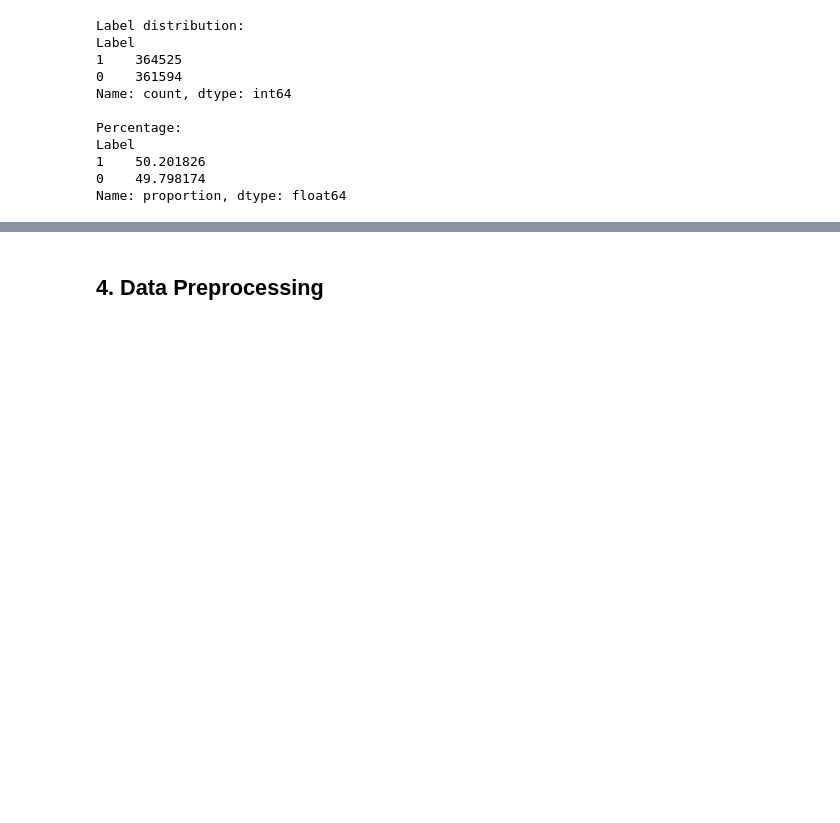
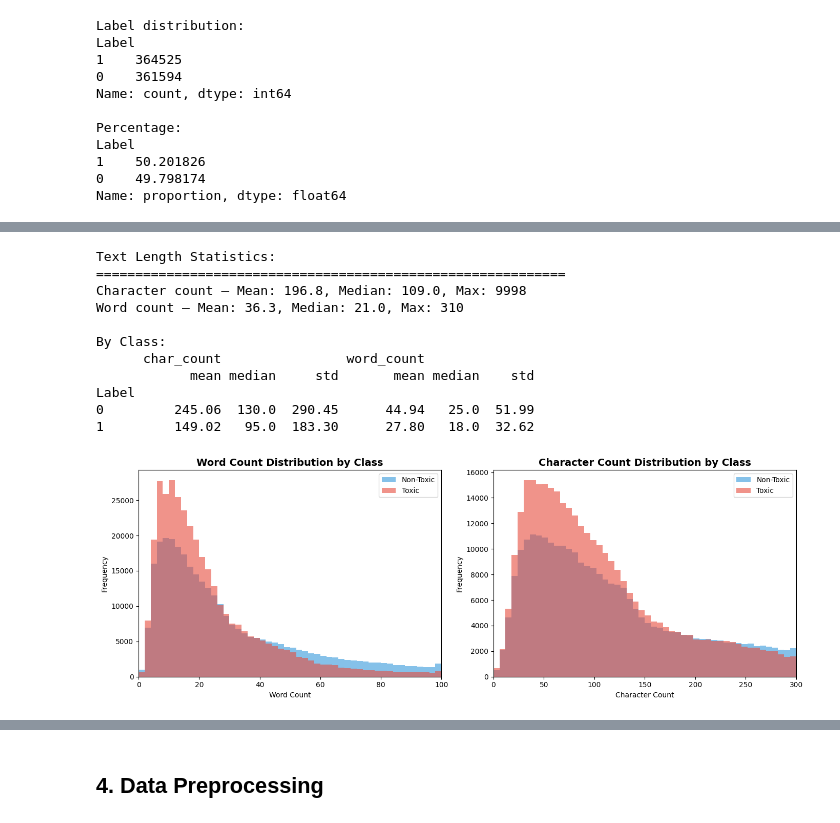
Before and after one commit to unsean/moderation-ensemble, a Jupyter notebook: main.ipynb, the cells around one changed output, grey strips where cells are left out. Drawn from its saved outputs; the diff is of its cells as text; code cells hidden in the pictures; blank space fills up the shorter version.

```diff
--- a/main.ipynb
+++ b/main.ipynb
@@ -105,0 +148,57 @@ Name: proportion, dtype: float64
+# %%
+# Text length statistics
+import matplotlib.pyplot as plt
+
+# Calculate text lengths
+# Use original text lengths before preprocessing for more realistic stats
+df['char_count'] = df['Content'].astype(str).apply(len)
+df['word_count'] = df['Content'].astype(str).apply(lambda x: len(str(x).split()))
+
+# Summary statistics
+print("Text Length Statistics:")
+print("=" * 60)
+print(f"Character count — Mean: {df['char_count'].mean():.1f}, Median: {df['char_count'].median():.1f}, Max: {df['char_count'].max()}")
+print(f"Word count — Mean: {df['word_count'].mean():.1f}, Median: {df['word_count'].median():.1f}, Max: {df['word_count'].max()}")
+
+# By class
+print("\nBy Class:")
+print(df.groupby('Label')[['char_count', 'word_count']].agg(['mean', 'median', 'std']).round(2))
+
+# Visualize distributions
+fig, axes = plt.subplots(1, 2, figsize=(14, 5))
+
+# Word count distribution
+for label, color, name in [(0, '#3498db', 'Non-Toxic'), (1, '#e74c3c', 'Toxic')]:
+    subset = df[df['Label'] == label]['word_count']
+    axes[0].hist(subset, bins=50, alpha=0.6, label=name, color=color, range=(0, 100))
+axes[0].set_title('Word Count Distribution by Class', fontsize=14, fontweight='bold')
+axes[0].set_xlabel('Word Count')
+axes[0].set_ylabel('Frequency')
+axes[0].legend()
+axes[0].set_xlim(0, 100)
+
+# Character count distribution
+for label, color, name in [(0, '#3498db', 'Non-Toxic'), (1, '#e74c3c', 'Toxic')]:
+    subset = df[df['Label'] == label]['char_count']
+    axes[1].hist(subset, bins=50, alpha=0.6, label=name, color=color, range=(0, 300))
+axes[1].set_title('Character Count Distribution by Class', fontsize=14, fontweight='bold')
+axes[1].set_xlabel('Character Count')
+axes[1].set_ylabel('Frequency')
+axes[1].legend()
+axes[1].set_xlim(0, 300)
+
+plt.tight_layout()
+plt.show()
+# %% [output]
+Text Length Statistics:
+============================================================
+Character count — Mean: 196.8, Median: 109.0, Max: 9998
+Word count — Mean: 36.3, Median: 21.0, Max: 310
+
+By Class:
+      char_count                word_count
+            mean median     std       mean median    std
+Label
+0         245.06  130.0  290.45      44.94   25.0  51.99
+1         149.02   95.0  183.30      27.80   18.0  32.62
+[figure, added]
```
Also changed, not shown: parts of 6 cells of this notebook, 5 other files.
